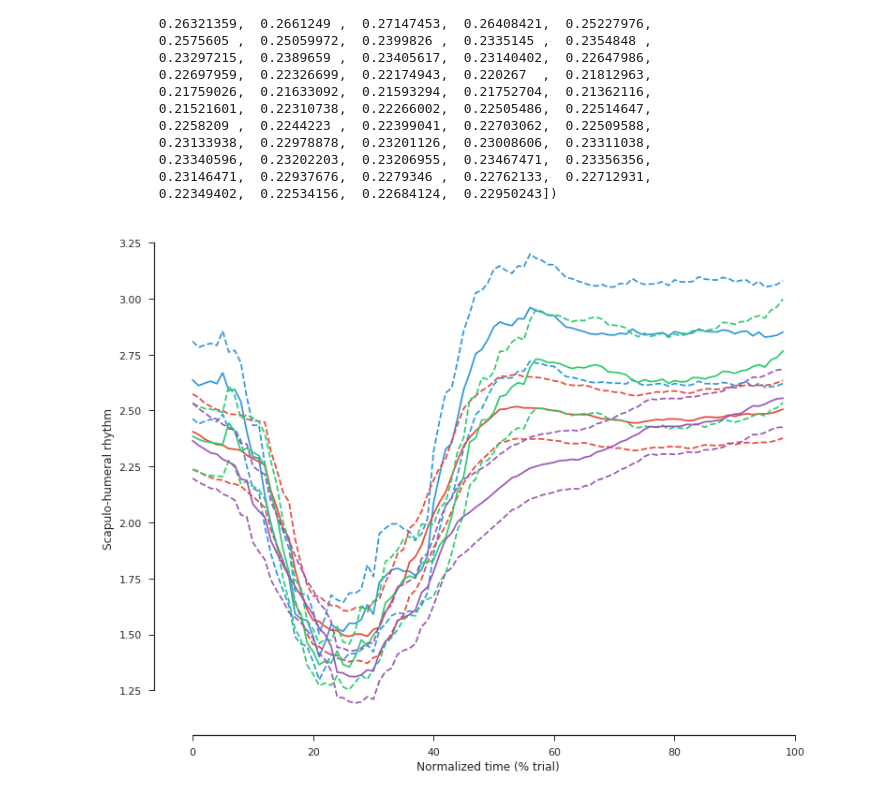
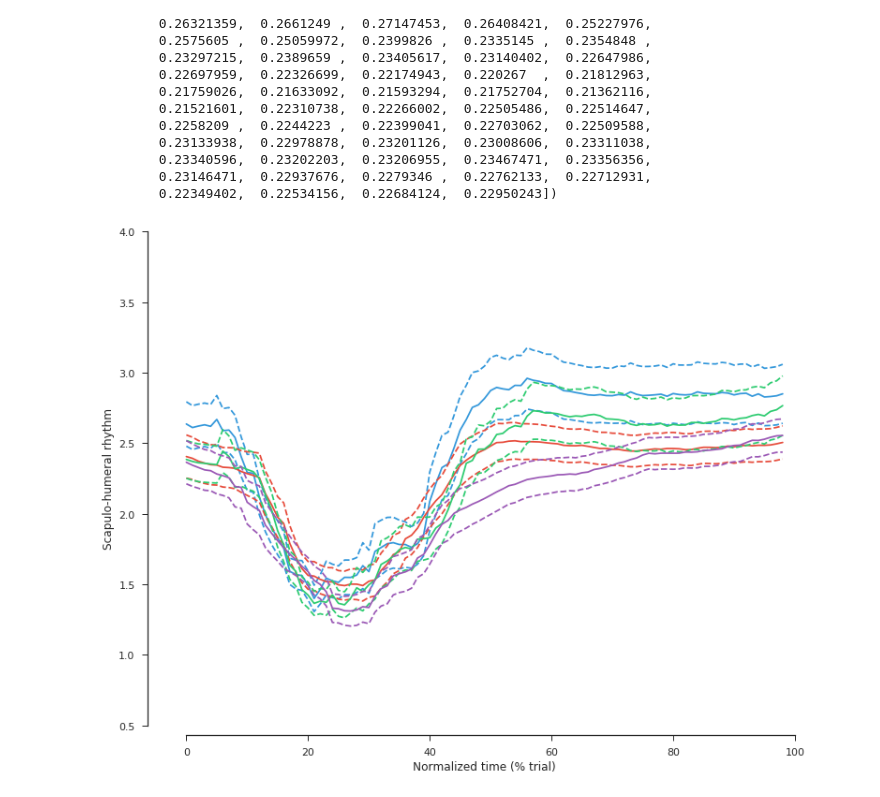
Before and after one commit to romainmartinez/SHR, a Jupyter notebook: 1_spm.ipynb, the cells around one changed output. Cells and saved outputs as stored; diff of their text form; code cells hidden in the pictures.

```diff
--- a/1_spm.ipynb
+++ b/1_spm.ipynb
@@ -170,48 +166,49 @@ array([ 0.17291896,  0.17082122,  0.17045742,  0.16939968,  0.17045974,
         0.23146471,  0.22937676,  0.2279346 ,  0.22762133,  0.22712931,
         0.22349402,  0.22534156,  0.22684124,  0.22950243])
 # %%
+N = 58
+
 fig, ax = plt.subplots(figsize=(11, 8.5))
 
 mean_men_6 = np.mean(y[(sex == 1) & (weight == 6), :], axis=0)
 std_men_6 = np.std(y[(sex == 1) & (weight == 6), :], axis=0)
 mean_men_12 = np.mean(y[(sex == 1) & (weight == 12), :], axis=0)
 std_men_12 = np.std(y[(sex == 1) & (weight == 12), :], axis=0)
 
-
 mean_women_6 = np.mean(y[(sex == 2) & (weight == 6), :], axis=0)
 std_women_6 = np.std(y[(sex == 2) & (weight == 6), :], axis=0)
 mean_women_12 = np.mean(y[(sex == 2) & (weight == 12), :], axis=0)
 std_women_12 = np.std(y[(sex == 2) & (weight == 6), :], axis=0)
 
 plt.plot(mean_men_6, color='#3498db')
-plt.plot(mean_men_6 - std_men_6/np.sqrt(24), color='#3498db', linestyle='--')
-plt.plot(mean_men_6 + std_men_6/np.sqrt(24), color='#3498db', linestyle='--')
+plt.plot(mean_men_6 - std_men_6/np.sqrt(N/2), color='#3498db', linestyle='--')
+plt.plot(mean_men_6 + std_men_6/np.sqrt(N/2), color='#3498db', linestyle='--')
 
 plt.plot(mean_women_6, color='#e74c3c')
-plt.plot(mean_women_6 - std_women_6/np.sqrt(24), color='#e74c3c', linestyle='--')
-plt.plot(mean_women_6 + std_women_6/np.sqrt(24), color='#e74c3c', linestyle='--')
+plt.plot(mean_women_6 - std_women_6/np.sqrt(N/2), color='#e74c3c', linestyle='--')
+plt.plot(mean_women_6 + std_women_6/np.sqrt(N/2), color='#e74c3c', linestyle='--')
 
 
 
 plt.plot(mean_men_12, color='#2ecc71')
-plt.plot(mean_men_12 - std_men_12/np.sqrt(24), color='#2ecc71', linestyle='--')
-plt.plot(mean_men_12 + std_men_12/np.sqrt(24), color='#2ecc71', linestyle='--')
+plt.plot(mean_men_12 - std_men_12/np.sqrt(N/2), color='#2ecc71', linestyle='--')
+plt.plot(mean_men_12 + std_men_12/np.sqrt(N/2), color='#2ecc71', linestyle='--')
 
 plt.plot(mean_women_12, color='#9b59b6')
-plt.plot(mean_women_12 - std_women_12/np.sqrt(24), color='#9b59b6', linestyle='--')
-plt.plot(mean_women_12 + std_women_12/np.sqrt(24), color='#9b59b6', linestyle='--')
+plt.plot(mean_women_12 - std_women_12/np.sqrt(N/2), color='#9b59b6', linestyle='--')
+plt.plot(mean_women_12 + std_women_12/np.sqrt(N/2), color='#9b59b6', linestyle='--')
 
 
 ax.set_ylabel('Scapulo-humeral rhythm')
 ax.set_xlabel('Normalized time (% trial)')
 ax.xaxis.set_ticks(np.linspace(0, 100, num=6))
-# ax.yaxis.set_ticks(np.linspace(0.5, 4, num=8))
+ax.yaxis.set_ticks(np.linspace(0.5, 4, num=8))
 
 sns.despine(offset=10, trim=True)
 fig.tight_layout()
 
-fig.savefig(f'./share/fig/rhythm2.pdf', transparent=True)
+fig.savefig(f'./share/fig/rhythm.pdf', transparent=True)
 
 plt.show()
 # %% [output]
-[figure, old version]
+[figure, new version]
```
Also changed, not shown: parts of 1 cell of this notebook.
